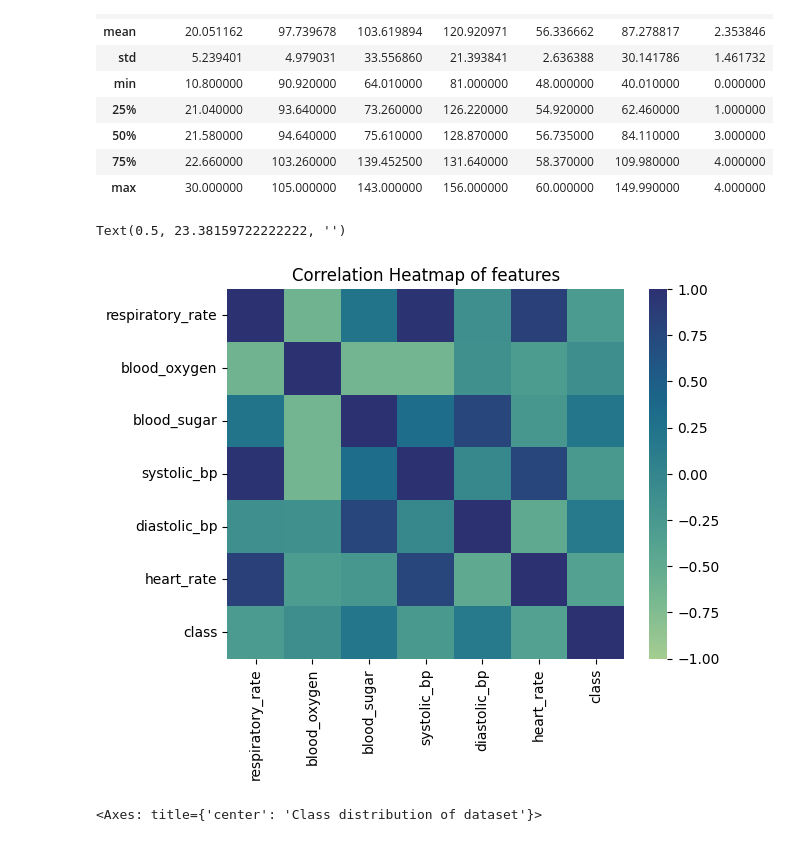
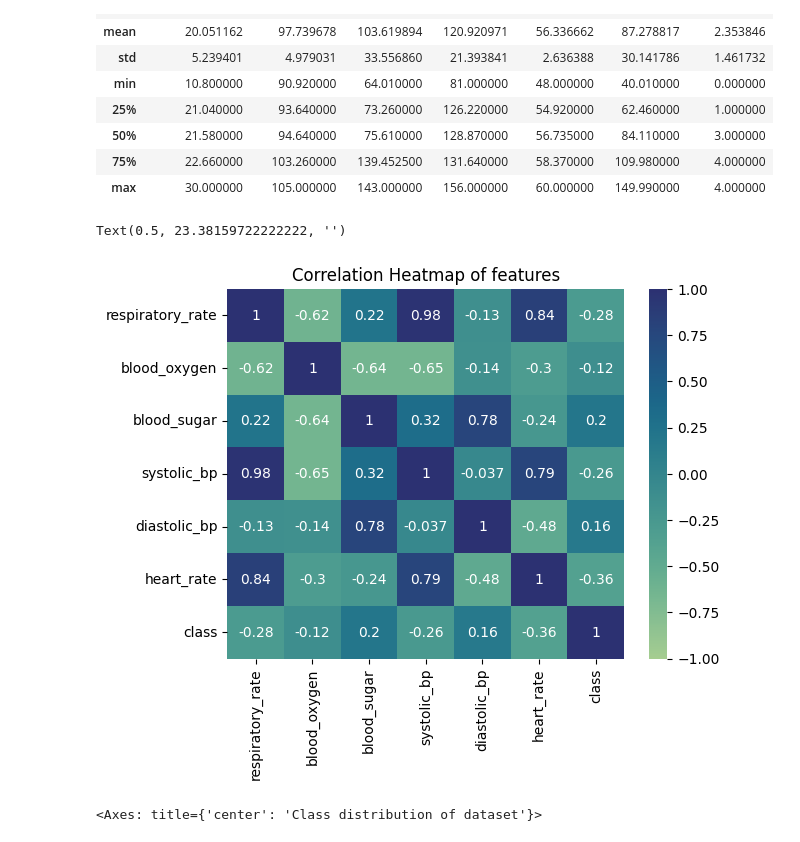
Before and after one commit to AyaanDanish/Heart-Disease-Detection-FYP, a Jupyter notebook: Stage 2 - Self Awareness Module/6. Self Awareness Classification.ipynb, the cells around one changed output. Drawn from its saved outputs; the diff is of its cells as text; code cells hidden in the pictures.

```diff
--- a/Stage 2 - Self Awareness Module/6. Self Awareness Classification.ipynb
+++ b/Stage 2 - Self Awareness Module/6. Self Awareness Classification.ipynb
@@ -35,15 +44,16 @@ df.describe()
 # %%
 ax = sns.heatmap(
     data=df.corr(),
     cmap="crest",
     vmin=-1,
+    annot=df.corr()
 
 )
 ax.set_title("Correlation Heatmap of features")
 ax.set_xlabel(ax.get_xlabel(), rotation=15)
 # %% [output]
 Text(0.5, 23.38159722222222, '')
-[figure, old version]
+[figure, new version]
 # %%
 df['class'].value_counts().plot(kind='pie', startangle=90, autopct='%.1f%%', ylabel='', title='Class distribution of dataset', labels=['Sitting', 'Walking', 'Running', 'Sleeping', 'Out of Range'], colors=['red', 'green', 'blue', 'yellow', 'gray'])
 # %% [output]
```
Also changed, not shown: parts of 11 cells of this notebook, 2 other files.
